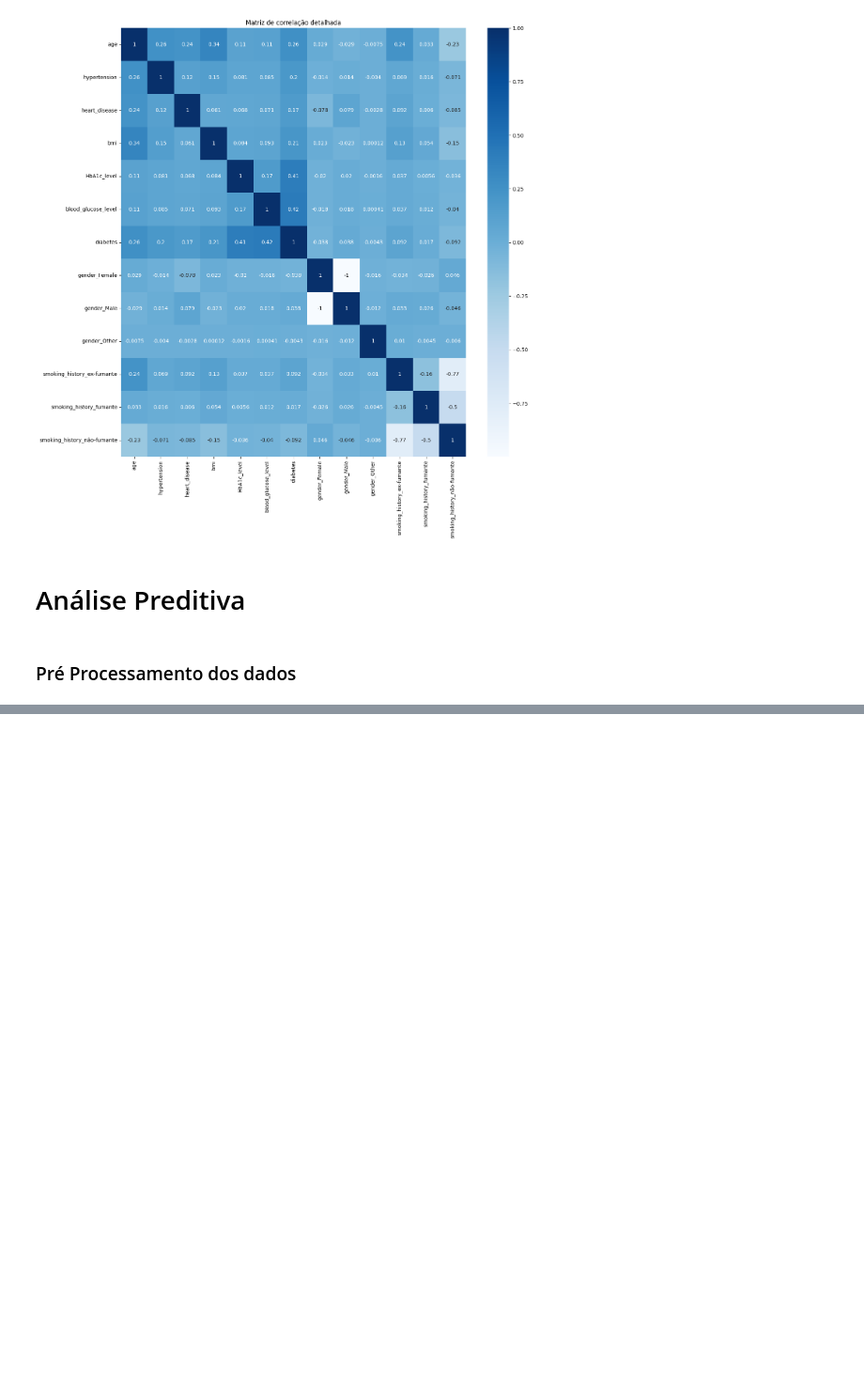
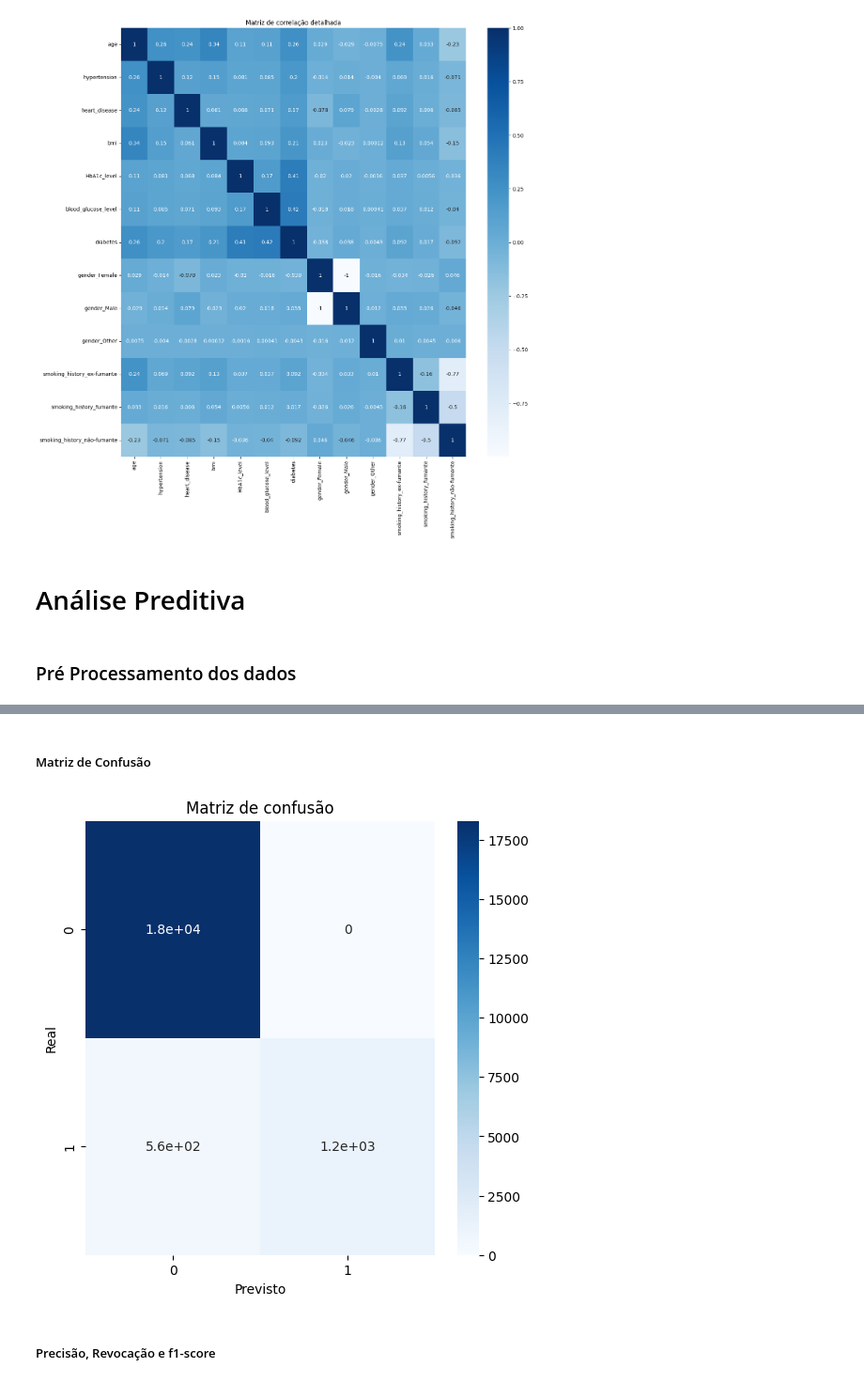
Before and after one commit to Academify/INF420_FINAL, a Jupyter notebook: trab.ipynb, the cells around one changed output, grey strips where cells are left out. Shown at 94% size. Cells and saved outputs as stored; diff of their text form; code cells hidden in the pictures; blank space fills up the shorter version.

```diff
--- a/trab.ipynb
+++ b/trab.ipynb
@@ -317,0 +397,14 @@ Text(0.5, 1.0, 'Matriz de correlação detalhada')
+# %% [markdown]
+##### Matriz de Confusão
+# %%
+matriz = confusion_matrix(y_test, gs.predict(X_test))
+plt.figure(figsize=(6, 6))
+sns.heatmap(matriz, annot=True, cmap='Blues')
+plt.title('Matriz de confusão')
+plt.xlabel('Previsto')
+plt.ylabel('Real')
+plt.show()
+# %% [output]
+[figure, added]
+# %% [markdown]
+##### Precisão, Revocação e f1-score
```
Also changed, not shown: parts of 18 cells of this notebook.
